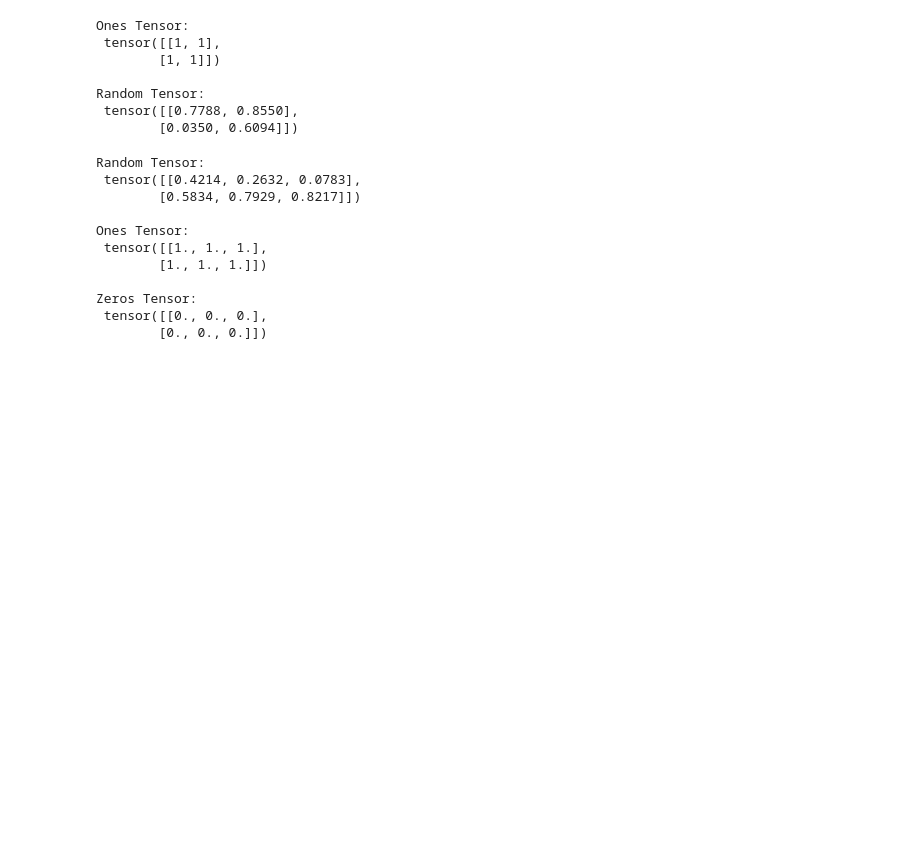
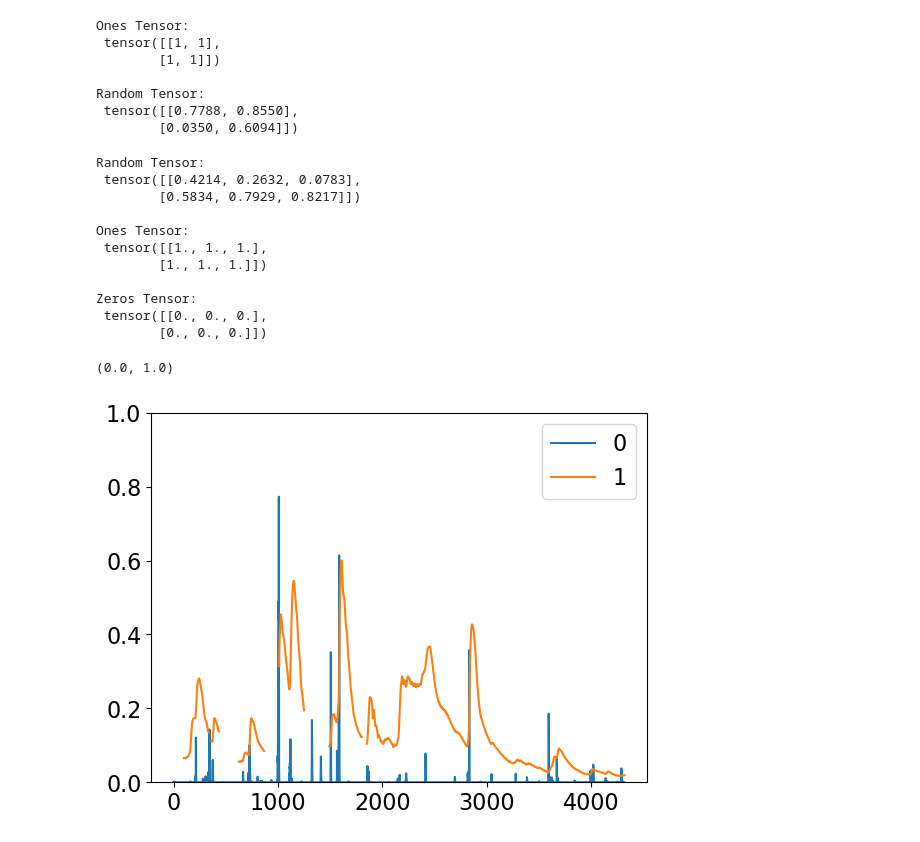
Before and after one commit to NWC-CUAHSI-Summer-Institute/cfe_py, a Jupyter notebook: tutorial_torch.ipynb, the cells around one changed output. Saved outputs shown, nothing was run; the diff lists cells and outputs as text; code cells hidden in the pictures; blank space fills up the shorter version.

Commit message:
running successfully with numpy

```diff
--- a/tutorial_torch.ipynb
+++ b/tutorial_torch.ipynb
@@ -63,0 +66,8 @@ Zeros Tensor:
+# %%
+testrun_numpy = pd.read_csv(r'.\output\testrun.csv', header=None)
+# %%
+line = testrun_numpy.plot()
+line.set_ylim([0, 1])
+# %% [output]
+(0.0, 1.0)
+[figure, added]
```
Also changed, not shown: parts of 1 cell of this notebook, 8 other files.
